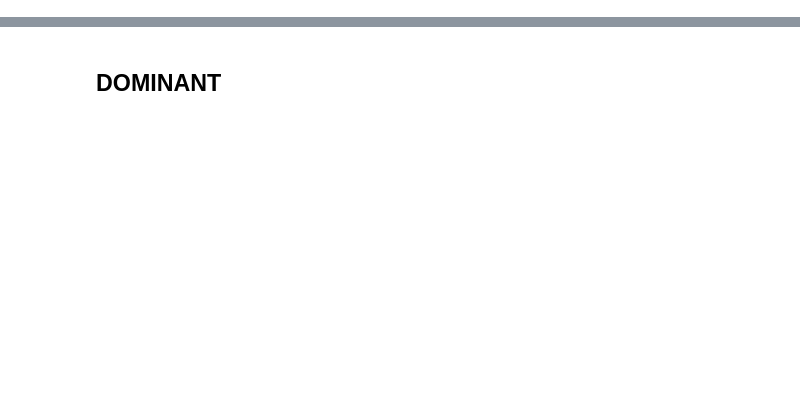
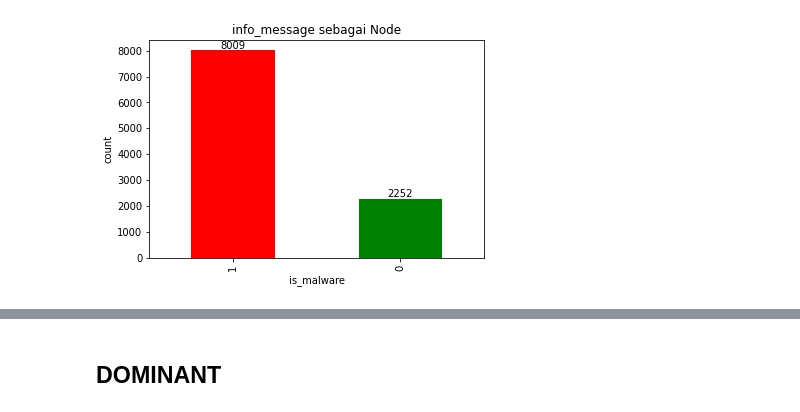
Before and after one commit to neroSpace/network-intrusion-detection, a Jupyter notebook: nids-implementation/nids_pgod_obs.ipynb, the cells around one changed output, grey strips where cells are left out. Saved outputs shown, nothing was run; the diff lists cells and outputs as text; code cells hidden in the pictures; blank space fills up the shorter version.

```diff
--- a/nids-implementation/nids_pgod_obs.ipynb
+++ b/nids-implementation/nids_pgod_obs.ipynb
@@ -45,0 +75,4 @@ unsw = pd.read_parquet(unsw_labeled_path)
+# %%
+check_distribution('info_message')
+# %% [output]
+[figure, added]
```
Also changed, not shown: parts of 40 cells of this notebook, 20 other files.
